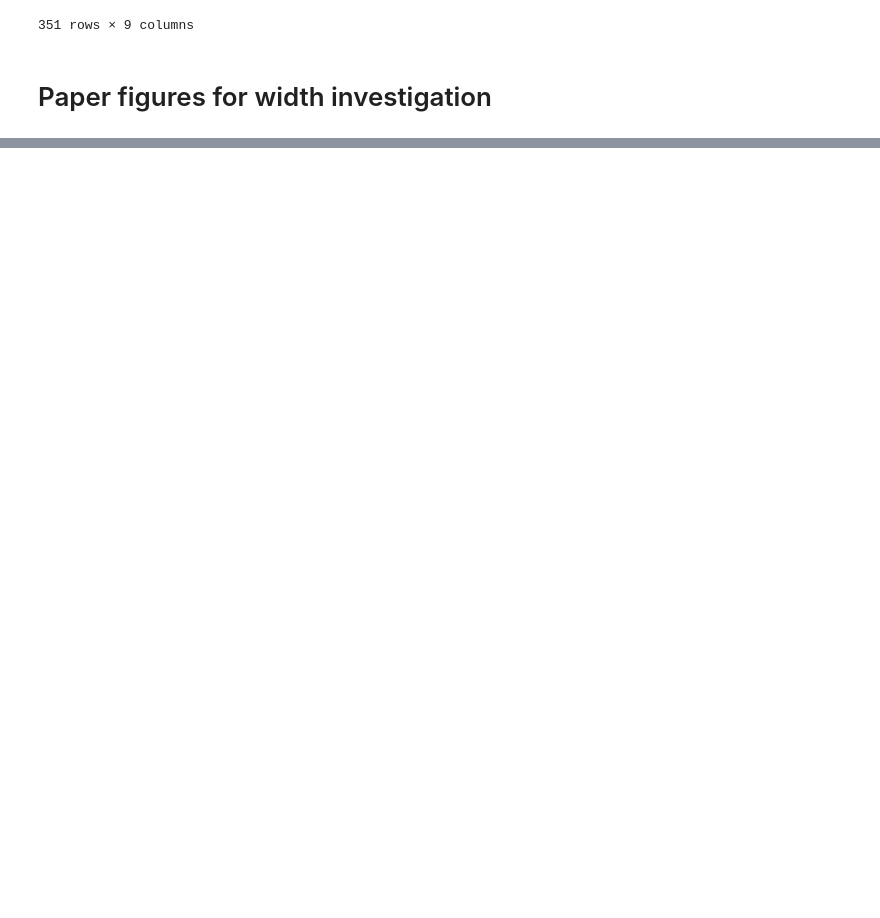
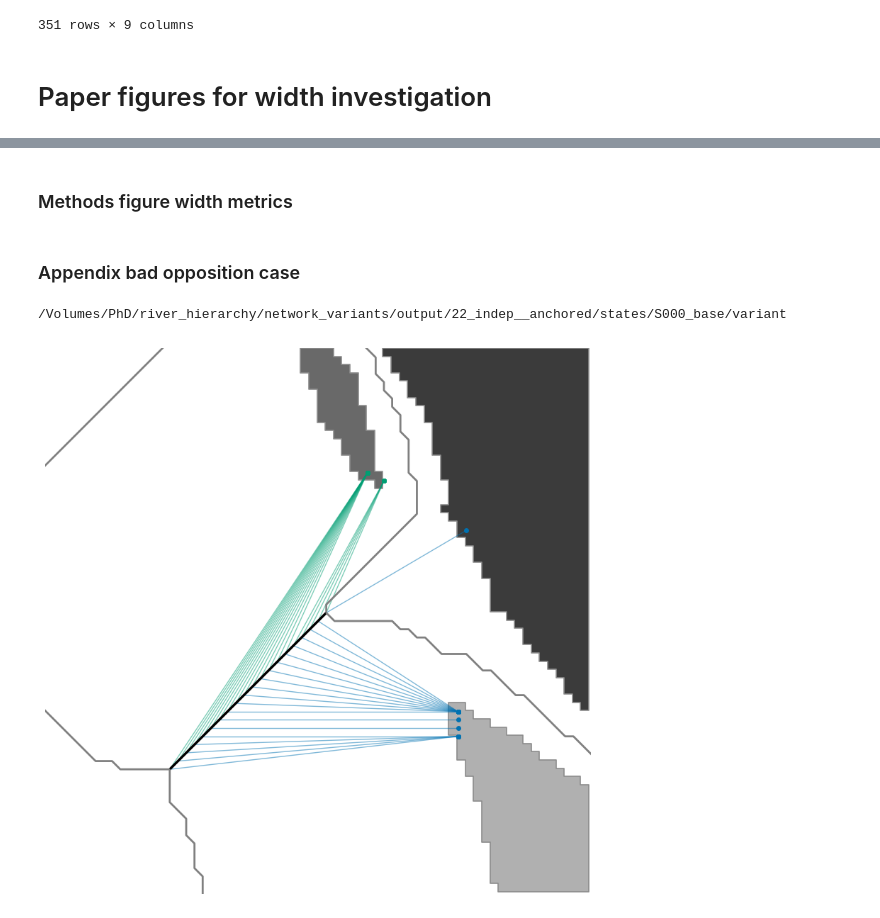
Before and after one commit to niekcde/river_hierarchy, a Jupyter notebook: RAPID/notebooks/width_investigation.ipynb, the cells around one changed output, grey strips where cells are left out. Cells and saved outputs as stored; diff of their text form; code cells hidden in the pictures; blank space fills up the shorter version.

```diff
--- a/RAPID/notebooks/width_investigation.ipynb
+++ b/RAPID/notebooks/width_investigation.ipynb
@@ -1199,0 +1225,2 @@ dt_view(state_dir, link_id, collapse = False, bankColors = ['#B0B0B0', '#3B3B3B'
+# %% [markdown]
+### Methods figure width metrics
@@ -1199,0 +1246,32 @@ dt_view(state_dir, link_id, collapse = False, bankColors = ['#B0B0B0', '#3B3B3B'
+# %% [markdown]
+### Appendix bad opposition case
+# %%
+
+# network = '56'
+
+# unit = '8'
+# dirc = f'/Volumes/PhD/river_hierarchy/network_variants/output/{network}_indep__anchored/states/'
+
+# nid = '009'
+# step = 1
+# state_dir = Path(dirc + f"S{nid}_unit_{unit}/variant/")
+# print(state_dir
+# )
+# link_id = [19]
+# step = 1
+# dt_view(state_dir, link_id,secondary_links=[21,20,44,43], collapse = False, bankColors = ['#B0B0B0', '#3B3B3B','#696969'])
+
+
+
+network = '22'
+dirc = f'/Volumes/PhD/river_hierarchy/network_variants/output/{network}_indep__anchored/states/'
+
+nid = '000'
+state_dir = Path(dirc + f"S{nid}_base/variant/")
+print(state_dir)
+link_id = [530]
+step = 1
+dt_view(state_dir, link_id, secondary_links=[528,531,533,534], collapse = False, bankColors = ['#B0B0B0', '#3B3B3B','#696969',])
+# %% [output]
+/Volumes/PhD/river_hierarchy/network_variants/output/22_indep__anchored/states/S000_base/variant
+[figure, added]
```
Also changed, not shown: parts of 3 cells of this notebook, 4 other files.
